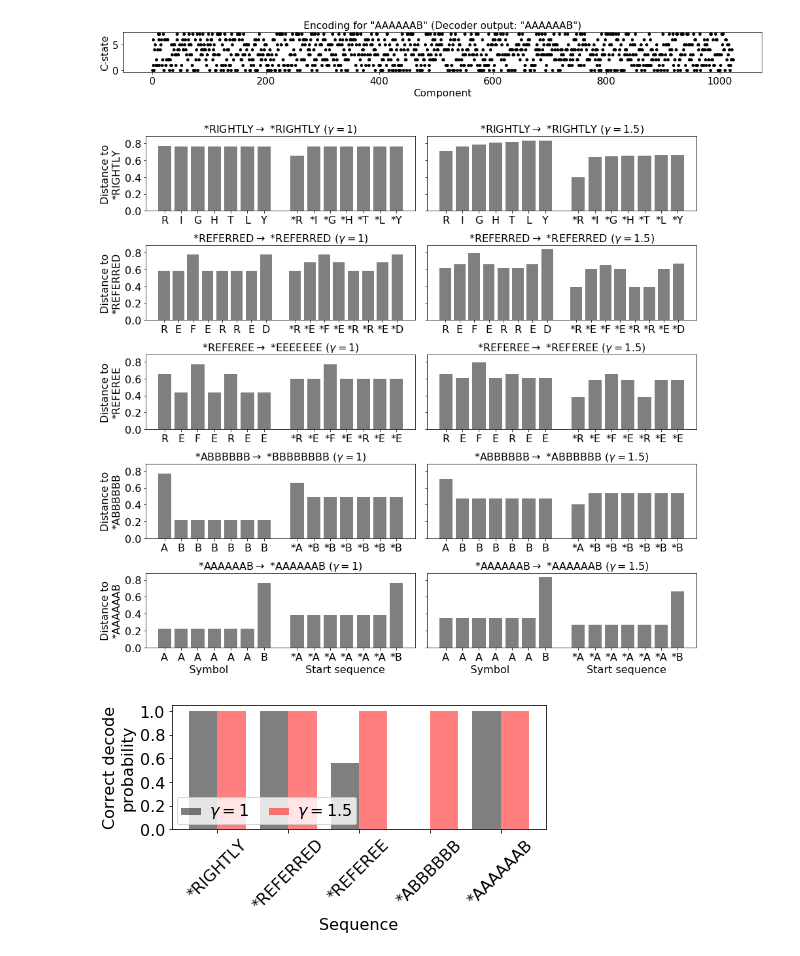
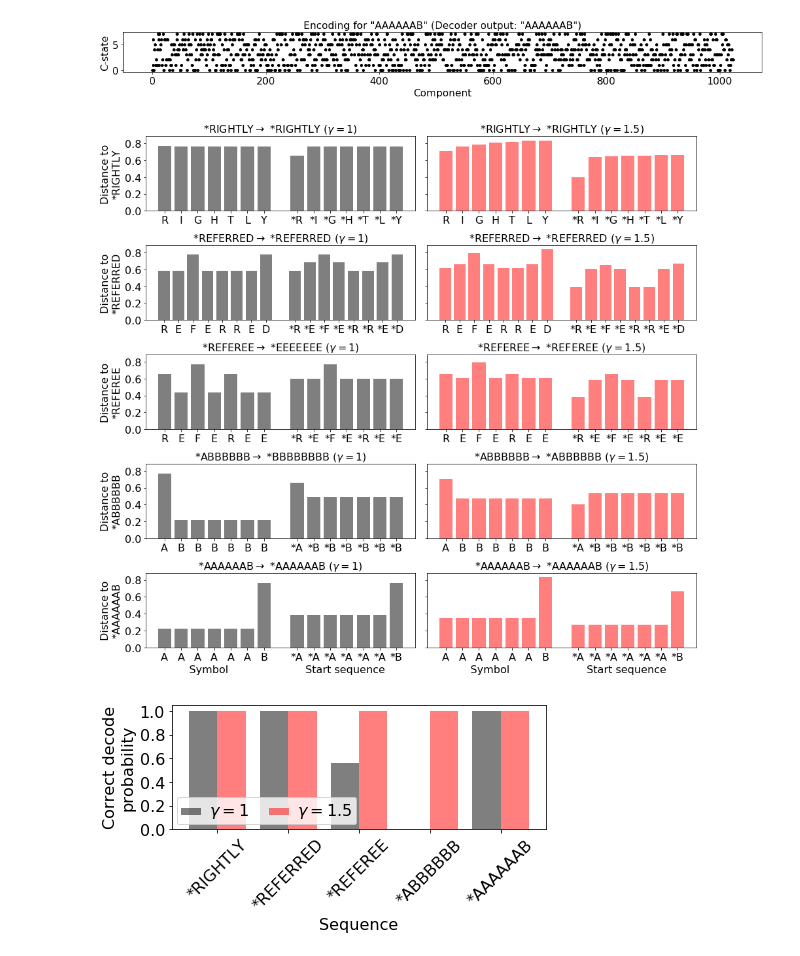
Before and after one commit to rkp8000/crossing_over, a Jupyter notebook: 3_gamma.ipynb, the cells around one changed output. Drawn from its saved outputs; the diff is of its cells as text; code cells hidden in the pictures.

```diff
--- a/3_gamma.ipynb
+++ b/3_gamma.ipynb
@@ -192,6 +192,7 @@ for y in ['RIGHTLY', 'REFERRED', 'REFEREE', 'ABBBBBB', 'AAAAAAB']:
 ys = ['RIGHTLY', 'REFERRED', 'REFEREE', 'ABBBBBB', 'AAAAAAB']
 n_trial = 100
 gam = [1, 1.5]
+cs = ['k', 'r']
 
 p_correct = np.nan * np.zeros((len(gam), len(ys)))
 
@@ -216,35 +217,35 @@ for g_ctr, (gam_, ax_col) in enumerate(zip(gam, axs.T)):
 
             x = encoder.encode(y)
 
             for ctr, sbl_ in enumerate(sbl):
                 dst_sbl[seed, ctr] = hamming(x, encoder.xs[D.index(sbl_)])
 
             for ctr, seq_ in enumerate(seq):
                 dst_seq[seed, ctr] = hamming(x, encoder.encode(seq_))
 
             if decoder.decode(x) == y:
                 ct_correct += 1
 
             if seed == 0:
                 y_hat = decoder.decode(x)
 
         p_correct[g_ctr, y_ctr] = ct_correct/n_trial
 
         ax.bar(
             np.arange(len(sbl)*2+1),
-            np.concatenate([dst_sbl.mean(0), [0], dst_seq.mean(0)]), color='k', alpha=.5)
+            np.concatenate([dst_sbl.mean(0), [0], dst_seq.mean(0)]), color=cs[g_ctr], alpha=.5)
 
         ax.set_xticks(list(np.arange(len(sbl))) + list(np.arange(len(sbl)+1, 2*len(sbl)+1)))
         ax.set_xticklabels(list(sbl) + ['*' + seq_ for seq_ in seq])
         if y_ctr == len(ys) - 1:
             ax.set_xlabel('    Symbol                       Start sequence')
         if g_ctr == 0:
             ax.set_ylabel('Distance to\n*{}'.format(y))
         ax.set_title('*' + y + r'$\rightarrow$ *' + y_hat + r' ($\gamma = $' + '{})'.format(gam_))
 
         set_font_size(ax, 16)
 # %% [output]
-[figure, old version]
+[figure, new version]
 # %%
 fig, ax = plt.subplots(1, 1, figsize=(6.5, 3.5), tight_layout=True)
 ax.bar(np.arange(len(ys)) - .2, p_correct[0, :], width=.4, color='k', alpha=.5)
```
Also changed, not shown: parts of 2 cells of this notebook.
